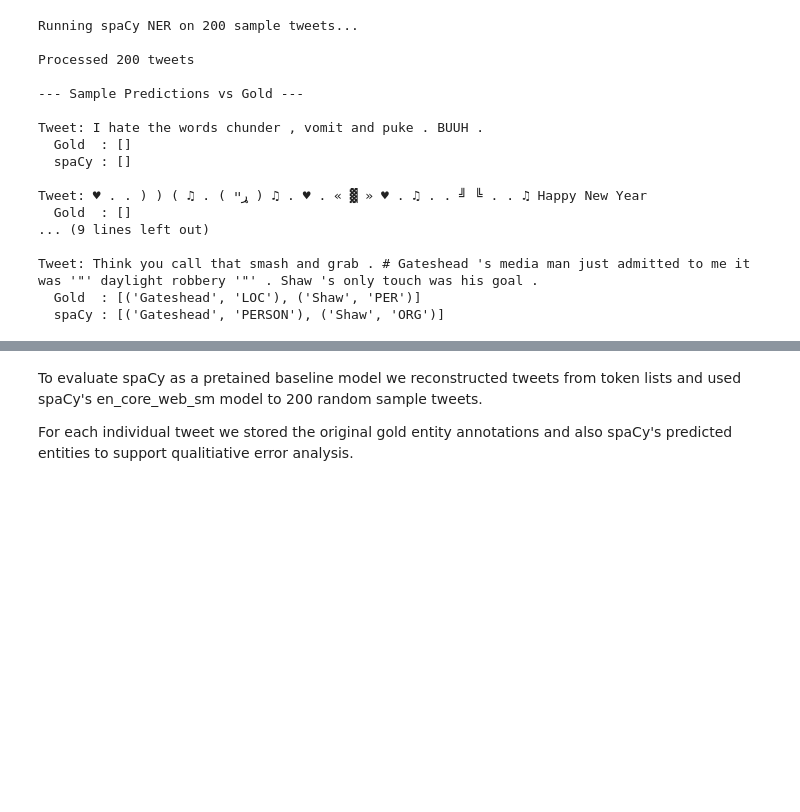
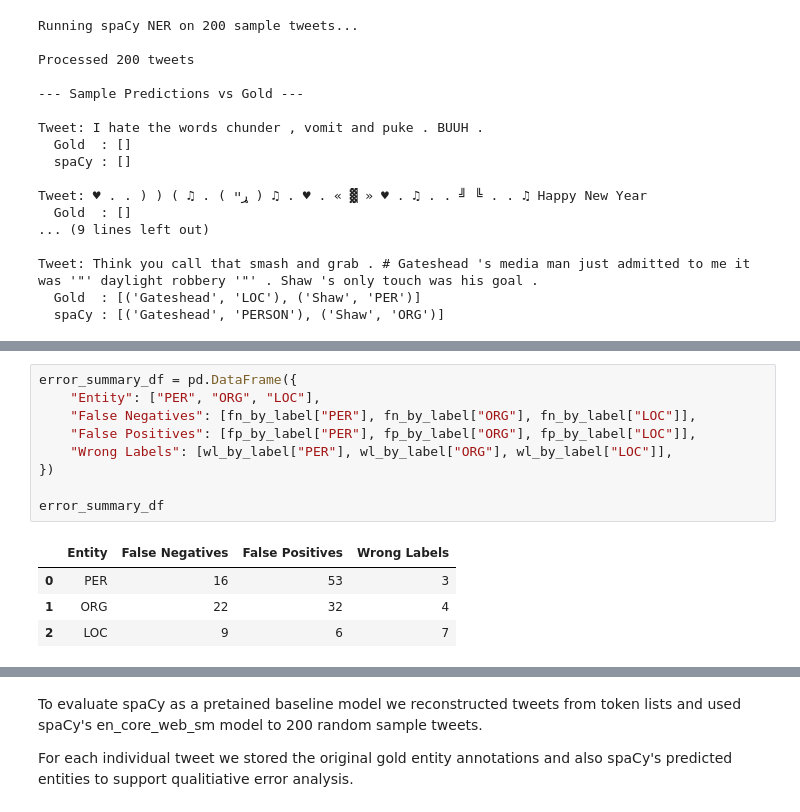
Before and after one commit to marcelalozano27-ship-it/Assignment4_Fong_Marcela, a Jupyter notebook: Assignment_4.ipynb, the cells around one changed output, grey strips where cells are left out. Saved outputs shown, nothing was run; the diff lists cells and outputs as text; blank space fills up the shorter version.

```diff
--- a/Assignment_4.ipynb
+++ b/Assignment_4.ipynb
@@ -464,0 +570,14 @@ spaCy performs well on locations and organizations when they are capitalized but
+# %%
+error_summary_df = pd.DataFrame({
+    "Entity": ["PER", "ORG", "LOC"],
+    "False Negatives": [fn_by_label["PER"], fn_by_label["ORG"], fn_by_label["LOC"]],
+    "False Positives": [fp_by_label["PER"], fp_by_label["ORG"], fp_by_label["LOC"]],
+    "Wrong Labels": [wl_by_label["PER"], wl_by_label["ORG"], wl_by_label["LOC"]],
+})
+
+error_summary_df
+# %% [output]
+|  | Entity | False Negatives | False Positives | Wrong Labels |
+| 0 | PER | 16 | 53 | 3 |
+| 1 | ORG | 22 | 32 | 4 |
+| 2 | LOC | 9 | 6 | 7 |
```
Also changed, not shown: parts of 23 cells of this notebook.
